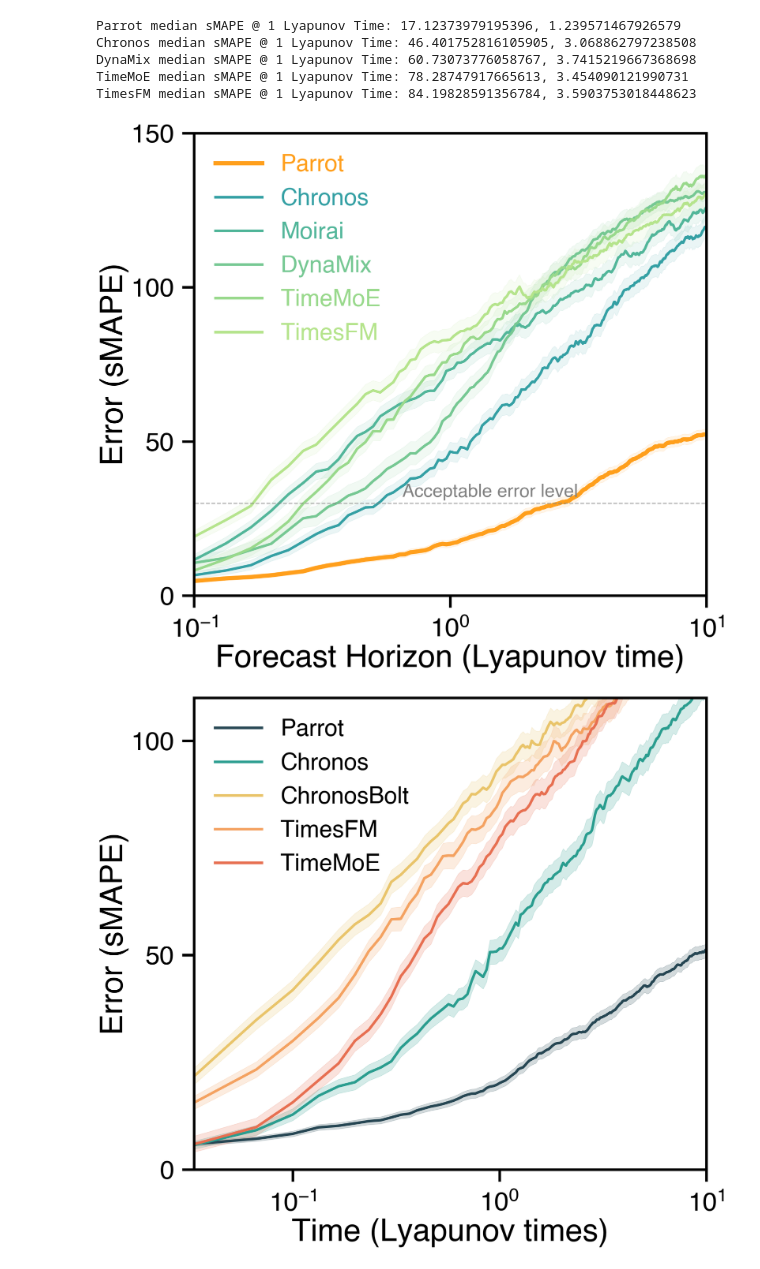
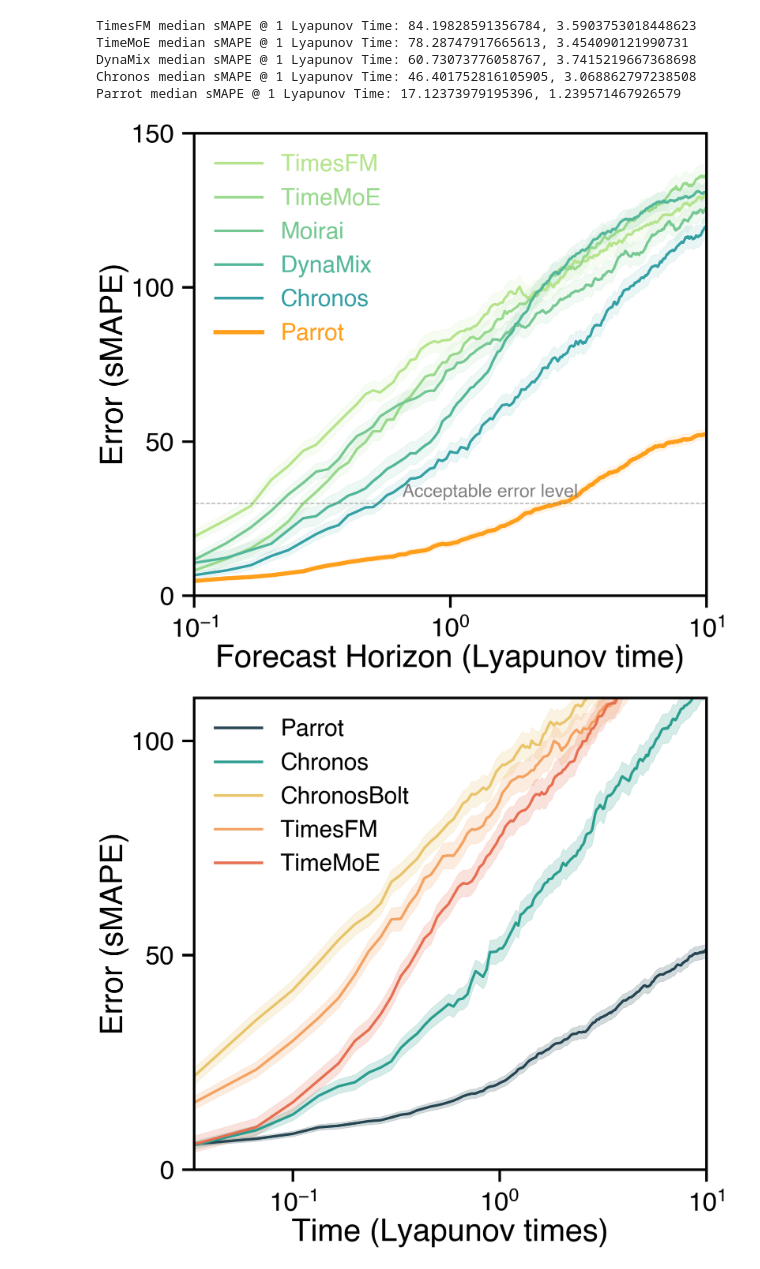
Before and after one commit to y-z-zhang/parroting, a Jupyter notebook: analysis/analysis_fixed_context_length.ipynb, the cells around one changed output. Saved outputs shown, nothing was run; the diff lists cells and outputs as text; code cells hidden in the pictures.

Commit message:
Improved plot

```diff
--- a/analysis/analysis_fixed_context_length.ipynb
+++ b/analysis/analysis_fixed_context_length.ipynb
@@ -241,12 +241,32 @@ plt.ylabel(r'Error (sMAPE)', fontname="Helvetica", fontsize = 60)
 
 context_length = 512
 
-smape_trjs = [Parrot_median_smape[(equation_name, context_length)] for equation_name, ctx in Parrot_median_smape.keys() if ctx == context_length]
+smape_trjs = [TimesFM_median_smape[(equation_name, context_length)] for equation_name, ctx in TimesFM_median_smape.keys() if ctx == context_length]
 smape_trj = np.median(smape_trjs, axis=0)
 smape_std = np.std(smape_trjs, axis=0)/np.sqrt(len(equation_names))
-plt.plot(time, smape_trj, lw=8, ls='-', alpha=1, color=colors[0], label='Parrot')
-ax.fill_between(time, smape_trj - smape_std, smape_trj + smape_std, alpha=0.1, color=colors[0])
-print(f"Parrot median sMAPE @ 1 Lyapunov Time: {smape_trj[granularity]}, {smape_std[granularity]}")
+plt.plot(time, smape_trj, lw=5, ls='-', alpha=1, color=colors[2], label='TimesFM')
+ax.fill_between(time, smape_trj - smape_std, smape_trj + smape_std, alpha=0.1, color=colors[2])
+print(f"TimesFM median sMAPE @ 1 Lyapunov Time: {smape_trj[granularity]}, {smape_std[granularity]}")
+
+smape_trjs = [TimeMoE_median_smape[(equation_name, context_length)] for equation_name, ctx in TimeMoE_median_smape.keys() if ctx == context_length]
+smape_trj = np.median(smape_trjs, axis=0)
+smape_std = np.std(smape_trjs, axis=0)/np.sqrt(len(equation_names))
+plt.plot(time, smape_trj, lw=5, ls='-', alpha=1, color=colors[3], label='TimeMoE')
+ax.fill_between(time, smape_trj - smape_std, smape_trj + smape_std, alpha=0.1, color=colors[3])
+print(f"TimeMoE median sMAPE @ 1 Lyapunov Time: {smape_trj[granularity]}, {smape_std[granularity]}")
+
+smape_trjs = [Moirai_median_smape[(equation_name, context_length)] for equation_name, ctx in Moirai_median_smape.keys() if ctx == context_length]
+smape_trj = np.median(smape_trjs, axis=0)
+smape_std = np.std(smape_trjs, axis=0)/np.sqrt(len(equation_names))
+plt.plot(time, smape_trj, lw=5, ls='-', alpha=1, color=colors[4], label='Moirai')
+ax.fill_between(time, smape_trj - smape_std, smape_trj + smape_std, alpha=0.1, color=colors[4])
+
+smape_trjs = [dynamix_median_smape[(equation_name, context_length)] for equation_name, ctx in dynamix_median_smape.keys() if ctx == context_length]
+smape_trj = np.median(smape_trjs, axis=0)
+smape_std = np.std(smape_trjs, axis=0)/np.sqrt(len(equation_names))
+plt.plot(time, smape_trj, lw=5, ls='-', alpha=1, color=colors[5], label='DynaMix')
+ax.fill_between(time, smape_trj - smape_std, smape_trj + smape_std, alpha=0.1, color=colors[5])
+print(f"DynaMix median sMAPE @ 1 Lyapunov Time: {smape_trj[granularity]}, {smape_std[granularity]}")
 
 smape_trjs = [median_smape[(equation_name, context_length)] for equation_name, ctx in median_smape.keys() if ctx == context_length]
 smape_trj = np.median(smape_trjs, axis=0)
@@ -255,32 +275,12 @@ plt.plot(time, smape_trj, lw=5, ls='-', alpha=1, color=colors[6], label='Chronos
 ax.fill_between(time, smape_trj - smape_std, smape_trj + smape_std, alpha=0.1, color=colors[6])
 print(f"Chronos median sMAPE @ 1 Lyapunov Time: {smape_trj[granularity]}, {smape_std[granularity]}")
 
-smape_trjs = [Moirai_median_smape[(equation_name, context_length)] for equation_name, ctx in Moirai_median_smape.keys() if ctx == context_length]
+smape_trjs = [Parrot_median_smape[(equation_name, context_length)] for equation_name, ctx in Parrot_median_smape.keys() if ctx == context_length]
 smape_trj = np.median(smape_trjs, axis=0)
 smape_std = np.std(smape_trjs, axis=0)/np.sqrt(len(equation_names))
-plt.plot(time, smape_trj, lw=5, ls='-', alpha=1, color=colors[5], label='Moirai')
-ax.fill_between(time, smape_trj - smape_std, smape_trj + smape_std, alpha=0.1, color=colors[5])
-
-smape_trjs = [dynamix_median_smape[(equation_name, context_length)] for equation_name, ctx in dynamix_median_smape.keys() if ctx == context_length]
-smape_trj = np.median(smape_trjs, axis=0)
-smape_std = np.std(smape_trjs, axis=0)/np.sqrt(len(equation_names))
-plt.plot(time, smape_trj, lw=5, ls='-', alpha=1, color=colors[4], label='DynaMix')
-ax.fill_between(time, smape_trj - smape_std, smape_trj + smape_std, alpha=0.1, color=colors[4])
-print(f"DynaMix median sMAPE @ 1 Lyapunov Time: {smape_trj[granularity]}, {smape_std[granularity]}")
-
-smape_trjs = [TimeMoE_median_smape[(equation_name, context_length)] for equation_name, ctx in TimeMoE_median_smape.keys() if ctx == context_length]
-smape_trj = np.median(smape_trjs, axis=0)
-smape_std = np.std(smape_trjs, axis=0)/np.sqrt(len(equation_names))
-plt.plot(time, smape_trj, lw=5, ls='-', alpha=1, color=colors[3], label='TimeMoE')
-ax.fill_between(time, smape_trj - smape_std, smape_trj + smape_std, alpha=0.1, color=colors[3])
-print(f"TimeMoE median sMAPE @ 1 Lyapunov Time: {smape_trj[granularity]}, {smape_std[granularity]}")
-
-smape_trjs = [TimesFM_median_smape[(equation_name, context_length)] for equation_name, ctx in TimesFM_median_smape.keys() if ctx == context_length]
-smape_trj = np.median(smape_trjs, axis=0)
-smape_std = np.std(smape_trjs, axis=0)/np.sqrt(len(equation_names))
-plt.plot(time, smape_trj, lw=5, ls='-', alpha=1, color=colors[2], label='TimesFM')
-ax.fill_between(time, smape_trj - smape_std, smape_trj + smape_std, alpha=0.1, color=colors[2])
-print(f"TimesFM median sMAPE @ 1 Lyapunov Time: {smape_trj[granularity]}, {smape_std[granularity]}")
+plt.plot(time, smape_trj, lw=8, ls='-', alpha=1, color=colors[0], label='Parrot')
+ax.fill_between(time, smape_trj - smape_std, smape_trj + smape_std, alpha=0.1, color=colors[0])
+print(f"Parrot median sMAPE @ 1 Lyapunov Time: {smape_trj[granularity]}, {smape_std[granularity]}")
 
 plt.plot(time, 30*np.ones_like(time), lw=2, ls='--', alpha=.6, color="gray")
 ax.text(0.65, 32, 'Acceptable error level', fontsize=35, color='gray', fontname="Helvetica")
@@ -301,38 +301,38 @@ ax.text(0.65, 32, 'Acceptable error level', fontsize=35, color='gray', fontname=
 #smape_trjs = [simplex_median_smape[(equation_name, context_length)] for equation_name, ctx in simplex_median_smape.keys() if ctx == context_length]
 #smape_trj = np.median(smape_trjs, axis=0)
 #smape_std = np.std(smape_trjs, axis=0)/np.sqrt(len(equation_names))
 #plt.plot(time, smape_trj, lw=5, ls='-', alpha=1, color=colors[8], label='Simplex')
 #ax.fill_between(time, smape_trj - smape_std, smape_trj + smape_std, alpha=0.2, color=colors[8])
 
 #smape_trjs = [arima_median_smape[(equation_name, context_length)] for equation_name, ctx in arima_median_smape.keys() if ctx == context_length]
 #smape_trj = np.median(smape_trjs, axis=0)
 #smape_std = np.std(smape_trjs, axis=0)/np.sqrt(len(equation_names))
 #plt.plot(time, smape_trj, lw=5, ls='-', alpha=1, color=colors[7], label='AutoARIMA')
 #ax.fill_between(time, smape_trj - smape_std, smape_trj + smape_std, alpha=0.2, color=colors[7])
 
 plt.xscale('log')
 #plt.yscale('log')
 
 plt.xlim([time[0], time[-1]])
 plt.xlim([1e-1, time[-1]])
 plt.ylim([0, 150])
 
 plt.yticks([0, 50, 100, 150])
 
 plt.legend(loc='upper left', frameon=False, prop={'size':45, 'family': 'Helvetica'}, ncol=1, labelcolor='linecolor')
 
 plt.gca().tick_params(axis='y', pad=15, size=23, width=5)
 plt.gca().tick_params(axis='x', pad=20, size=23, width=5)
 
 fig.set_tight_layout(True)
 plt.savefig(f'smape_rolling_compare_normalized.pdf', bbox_inches='tight')
 # %% [output]
+TimesFM median sMAPE @ 1 Lyapunov Time: 84.19828591356784, 3.5903753018448623
+TimeMoE median sMAPE @ 1 Lyapunov Time: 78.28747917665613, 3.454090121990731
+DynaMix median sMAPE @ 1 Lyapunov Time: 60.73073776058767, 3.7415219667368698
+Chronos median sMAPE @ 1 Lyapunov Time: 46.401752816105905, 3.068862797238508
 Parrot median sMAPE @ 1 Lyapunov Time: 17.12373979195396, 1.239571467926579
-Chronos median sMAPE @ 1 Lyapunov Time: 46.401752816105905, 3.068862797238508
-DynaMix median sMAPE @ 1 Lyapunov Time: 60.73073776058767, 3.7415219667368698
-TimeMoE median sMAPE @ 1 Lyapunov Time: 78.28747917665613, 3.454090121990731
-TimesFM median sMAPE @ 1 Lyapunov Time: 84.19828591356784, 3.5903753018448623
-[figure, old version]
+[figure, new version]
 # %%
 colors = ["#264653", "#2a9d8f", "#e9c46a", "#f4a261", "#e76f51"]
 
```
Also changed, not shown: 2 other files.
